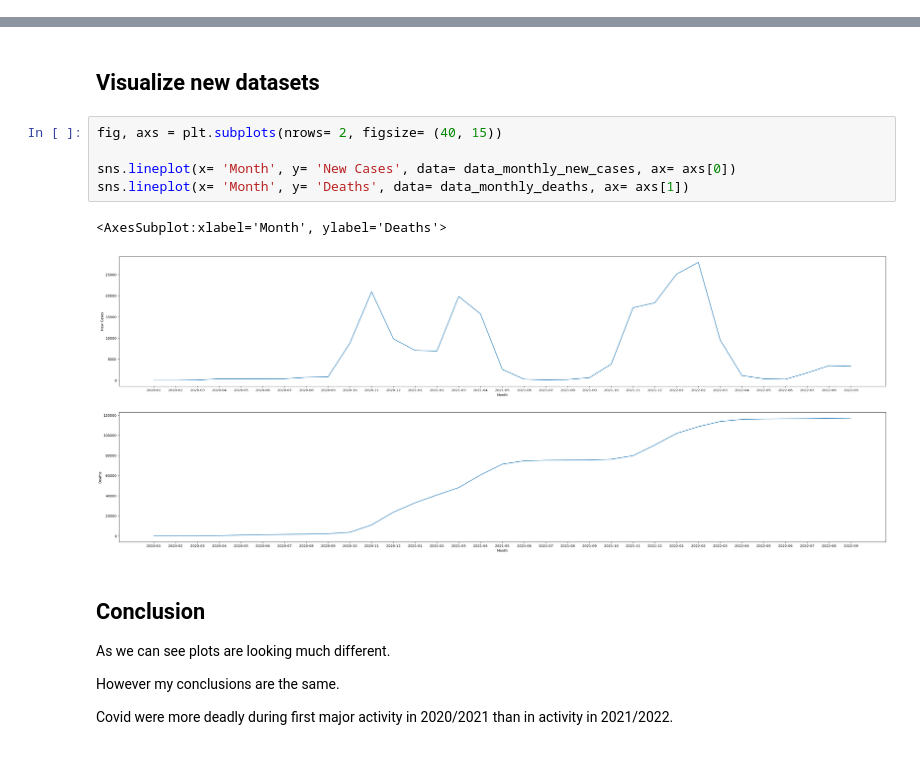
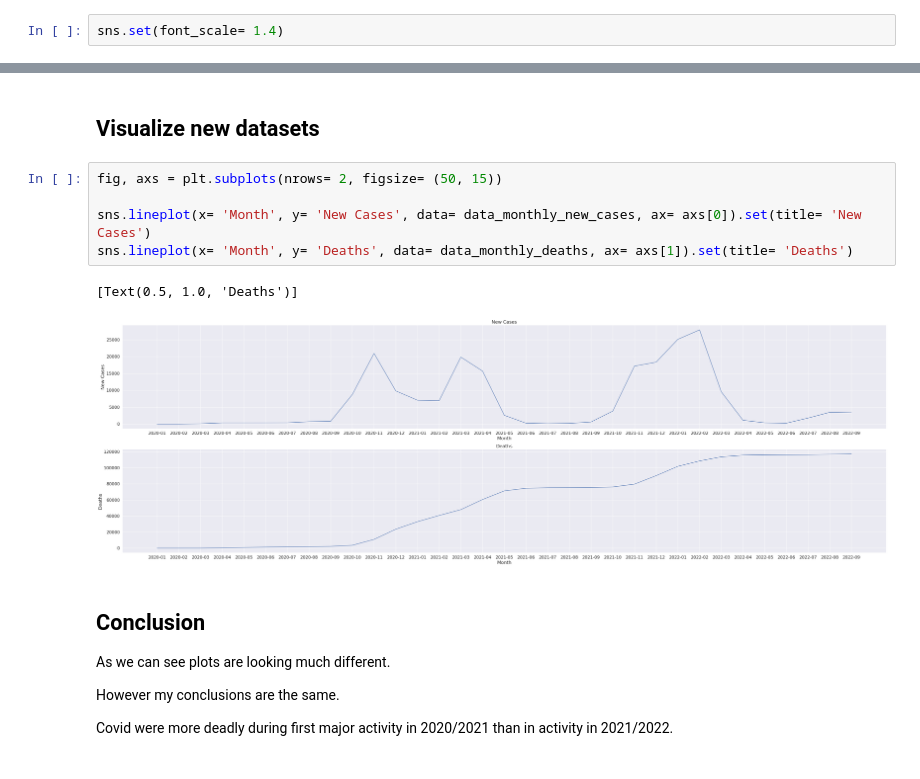
Before and after one commit to xShoho/Covid-Poland, a Jupyter notebook: covid-poland.ipynb, the cells around one changed output, grey strips where cells are left out. Saved outputs shown, nothing was run; the diff lists cells and outputs as text.

```diff
--- a/covid-poland.ipynb
+++ b/covid-poland.ipynb
@@ -26,3 +28,5 @@ data_monthly = data_monthly.iloc[::-1]
+# %%
+sns.set(font_scale= 1.4)
 # %% [markdown]
 ### New cases
 # %%
@@ -75,13 +79,13 @@ data_monthly_deaths = data.groupby(['Month'])['Deaths'].mean().reset_index(name=
 # %% [markdown]
 ## Visualize new datasets
 # %%
-fig, axs = plt.subplots(nrows= 2, figsize= (40, 15))
+fig, axs = plt.subplots(nrows= 2, figsize= (50, 15))
 
-sns.lineplot(x= 'Month', y= 'New Cases', data= data_monthly_new_cases, ax= axs[0])
-sns.lineplot(x= 'Month', y= 'Deaths', data= data_monthly_deaths, ax= axs[1])
+sns.lineplot(x= 'Month', y= 'New Cases', data= data_monthly_new_cases, ax= axs[0]).set(title= 'New Cases')
+sns.lineplot(x= 'Month', y= 'Deaths', data= data_monthly_deaths, ax= axs[1]).set(title= 'Deaths')
 # %% [output]
-<AxesSubplot:xlabel='Month', ylabel='Deaths'>
+[Text(0.5, 1.0, 'Deaths')]
-[figure, old version]
+[figure, new version]
 # %% [markdown]
 ## Conclusion
 
```
Also changed, not shown: parts of 3 cells of this notebook.
